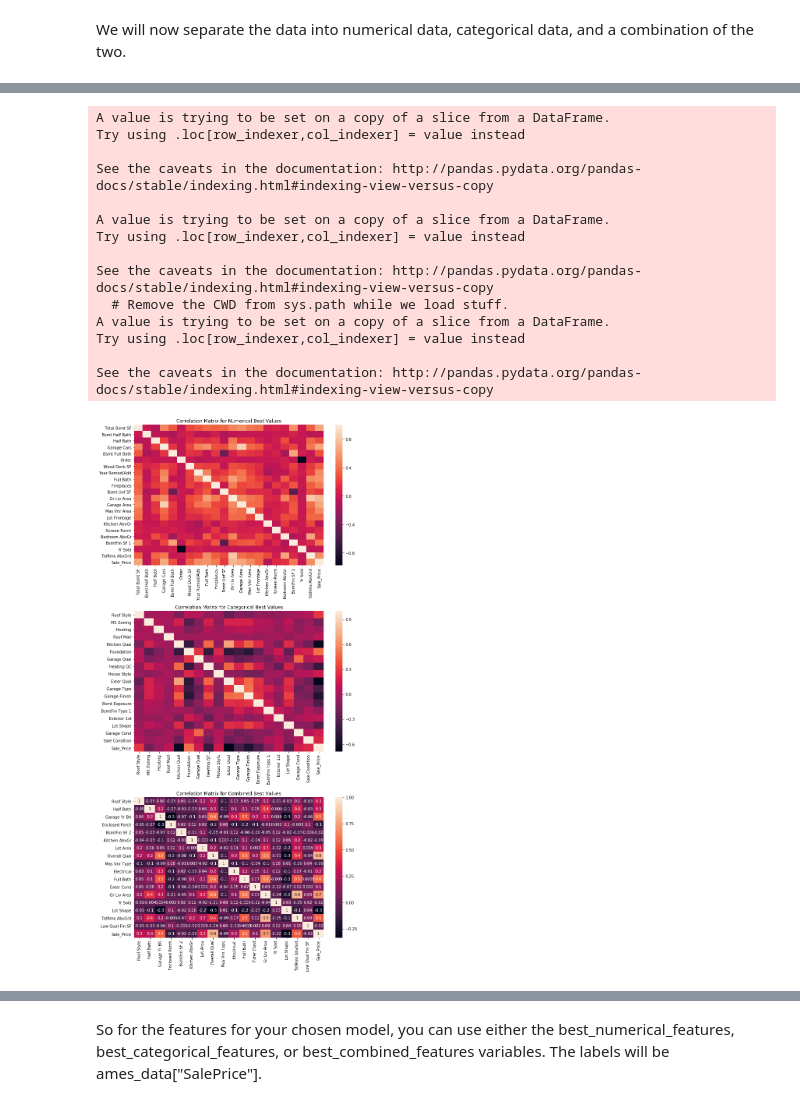
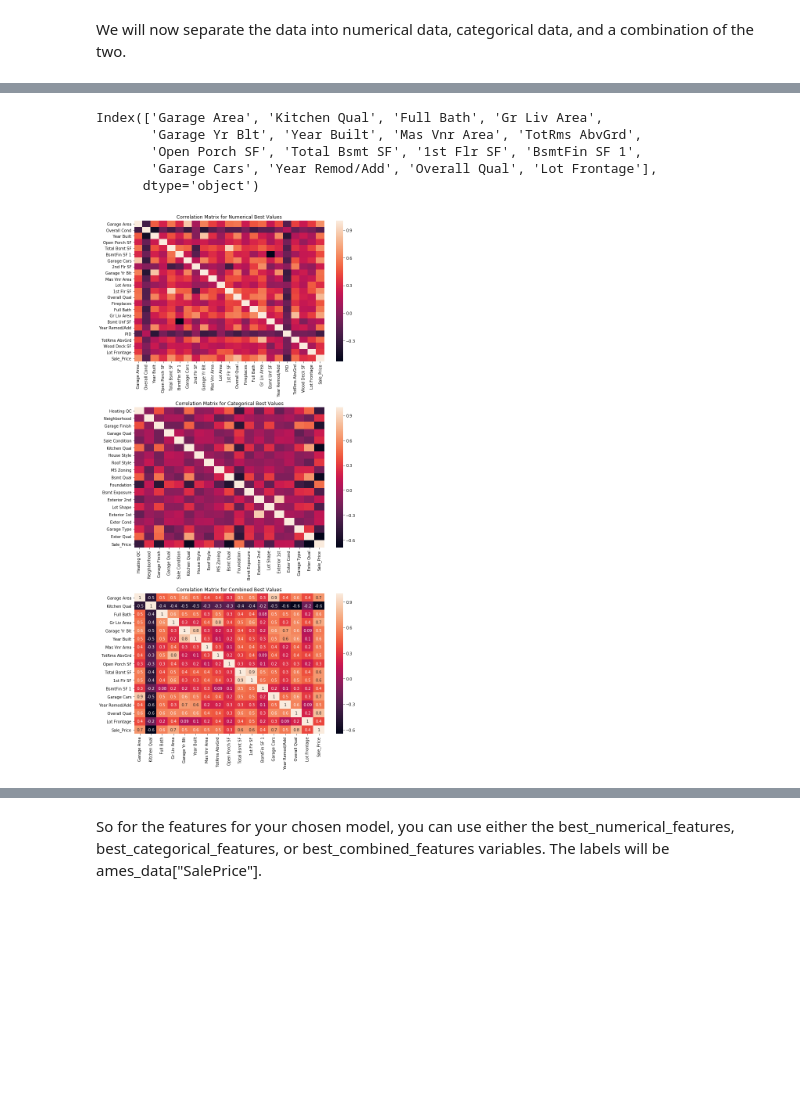
Before and after one commit to sairamesh2432/cmse_group_project, a Jupyter notebook: Project_Notebook.ipynb, the cells around one changed output, grey strips where cells are left out. Cells and saved outputs as stored; diff of their text form; code cells hidden in the pictures; blank space fills up the shorter version.

```diff
--- a/Project_Notebook.ipynb
+++ b/Project_Notebook.ipynb
@@ -24,15 +26,14 @@ ames_data.dropna(inplace=True)
 We will now separate the data into numerical data, categorical data, and a combination of the two.
 # %%
 #the numerical data
-numerical_columns = ames_data.describe().columns
+numerical_columns = [val for val in ames_data.describe().columns if val not in ["SalePrice"]]
 numerical_ames_data = ames_data[numerical_columns]
 numerical_ames_data = numerical_ames_data.dropna()
 # %%
 #the categorical and combined data
 #learned how to encode categorical columns from: https://medium.com/byteridge/encoding-categorical-values-in-python-scikit-learn-51b04b4bb5fa
-categorical_columns = set(ames_data.columns).difference(set(numerical_columns))
+categorical_columns = [val for val in ames_data.columns if val not in ames_data.describe().columns]
 categorical_df = ames_data[categorical_columns]
 le = LabelEncoder()
 encoded_categorical_df = categorical_df.astype(str).apply(le.fit_transform) #essentially this is transforming the categorical data into numerical
-combined_df = pd.concat([numerical_ames_data, encoded_categorical_df], axis=1, join_axes=[encoded_categorical_df.index]) #the encoded categorical data + the numerical data
-encoded_categorical_df["SalePrice"] = ames_data["SalePrice"]
+combined_df = encoded_categorical_df.join(numerical_ames_data)#the encoded categorical data + the numerical data
@@ -46,9 +49,9 @@ class Best_Features:
 
     def features_and_labels_generator(self):
         '''Splits the input dataframe into feature and label vectors'''
-        feature_columns = set(self.input_df.columns).difference(set(["SalePrice"]))
+        feature_columns = self.input_df.columns
         feature_vectors = np.array(self.input_df[feature_columns])
-        class_labels = np.array(self.input_df["SalePrice"])
+        class_labels = np.array(ames_data["SalePrice"])
         return (feature_vectors, class_labels)
 
     def univariate_feature_selector(self):
@@ -90,56 +92,47 @@ combined_features_obj.univariate_feature_selector()
 best_combined_features = combined_features_obj.total_best_features()
+# %%
+best_combined_features.columns
+# %% [output]
+Index(['Garage Area', 'Kitchen Qual', 'Full Bath', 'Gr Liv Area',
+       'Garage Yr Blt', 'Year Built', 'Mas Vnr Area', 'TotRms AbvGrd',
+       'Open Porch SF', 'Total Bsmt SF', '1st Flr SF', 'BsmtFin SF 1',
+       'Garage Cars', 'Year Remod/Add', 'Overall Qual', 'Lot Frontage'],
+      dtype='object')
 # %%
 #correation matrix
-
-
-
-corr_data_num = best_numerical_features
+corr_data_num = best_numerical_features.copy()
 corr_data_num['Sale_Price'] = ames_data['SalePrice']
 corr_data_num_matrix = corr_data_num.corr()
 
-corr_data_categorical = best_categorical_features
+corr_data_categorical = best_categorical_features.copy()
 corr_data_categorical['Sale_Price'] =  ames_data['SalePrice']
 corr_data_categorical_matrix = corr_data_categorical.corr()
 
-corr_data_combined = best_combined_features
+corr_data_combined = best_combined_features.copy()
 corr_data_combined['Sale_Price'] =  ames_data['SalePrice']
 corr_data_combined_matrix = corr_data_combined.corr()
 
 
 
 plt.figure(figsize=(10,20))
 
 
 plt.subplot(3,1,1)
 sn.heatmap(corr_data_num_matrix)
 plt.title("Correlation Matrix for Numerical Best Values")
 
 
 plt.subplot(3,1,2)
 sn.heatmap(corr_data_categorical_matrix)
 plt.title("Correlation Matrix for Categorical Best Values")
 plt.tight_layout()
 
 plt.subplot(3,1,3)
 sn.heatmap(corr_data_combined_matrix, annot = True, fmt = '.1g')
 plt.title("Correlation Matrix for Combined Best Values")
 plt.tight_layout()
 # %% [output]
-A value is trying to be set on a copy of a slice from a DataFrame.
-Try using .loc[row_indexer,col_indexer] = value instead
-
-See the caveats in the documentation: http://pandas.pydata.org/pandas-docs/stable/indexing.html#indexing-view-versus-copy
-
-A value is trying to be set on a copy of a slice from a DataFrame.
-Try using .loc[row_indexer,col_indexer] = value instead
-
-See the caveats in the documentation: http://pandas.pydata.org/pandas-docs/stable/indexing.html#indexing-view-versus-copy
-  # Remove the CWD from sys.path while we load stuff.
-A value is trying to be set on a copy of a slice from a DataFrame.
-Try using .loc[row_indexer,col_indexer] = value instead
-
-See the caveats in the documentation: http://pandas.pydata.org/pandas-docs/stable/indexing.html#indexing-view-versus-copy
-[figure, old version]
+[figure, new version]
 # %%
 def random_forest_predictor(input_features, input_labels = ames_data["SalePrice"]):
     '''function that takes in the best features for a given dataframe and returns the r squared value
```
Also changed, not shown: parts of 7 cells of this notebook.
